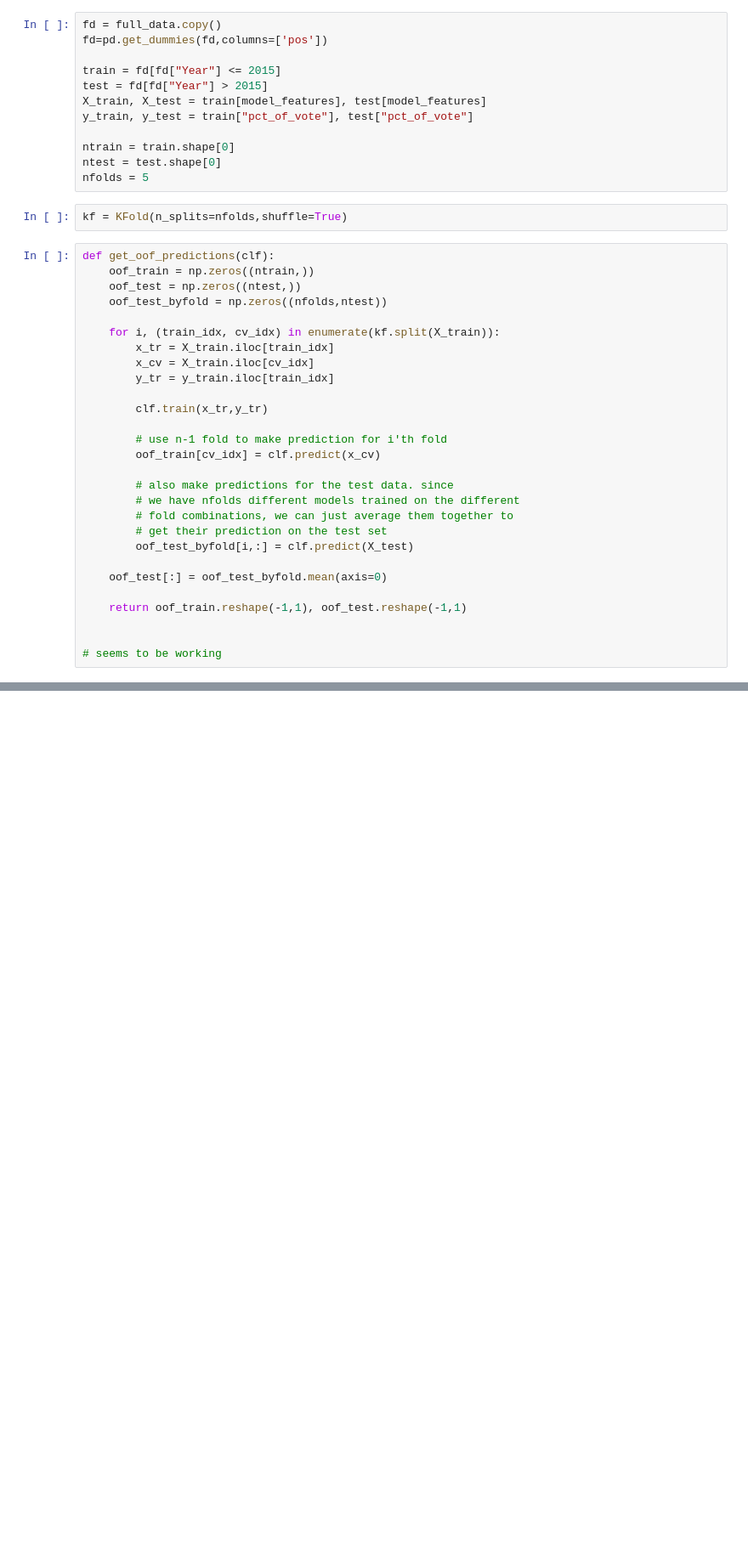
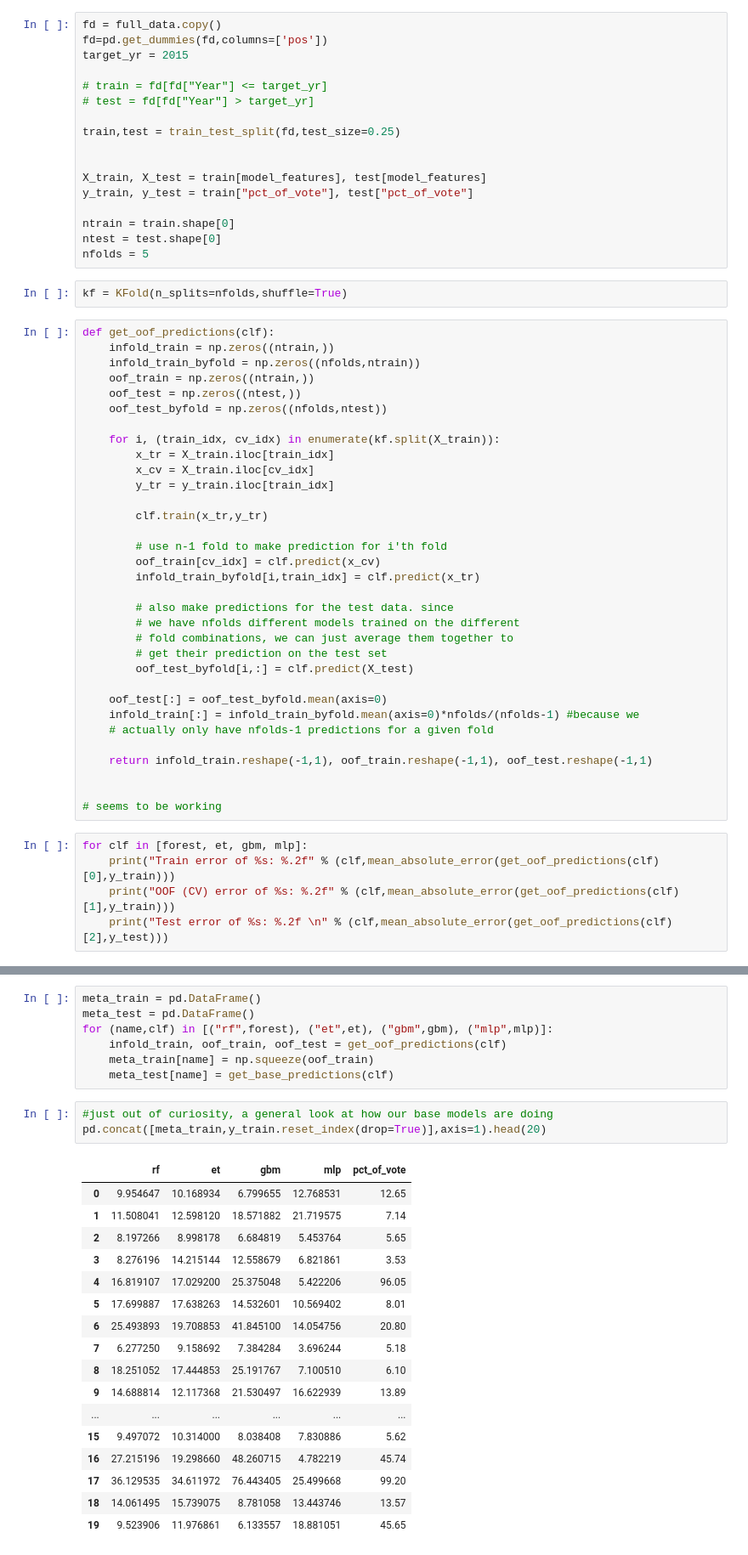
Before and after one commit to dbz10/NHL-Player-Awards, a Jupyter notebook: NHL MVP prediction.ipynb, the cells around one changed output, grey strips where cells are left out. Shown at 85% size. Saved outputs shown, nothing was run; the diff lists cells and outputs as text; blank space fills up the shorter version.

```diff
--- a/NHL MVP prediction.ipynb
+++ b/NHL MVP prediction.ipynb
@@ -573,9 +577,14 @@ Trying again with kfold approach rather than 10% holdout from training set
 # %%
 fd = full_data.copy()
 fd=pd.get_dummies(fd,columns=['pos'])
+target_yr = 2015
 
-train = fd[fd["Year"] <= 2015]
-test = fd[fd["Year"] > 2015]
+# train = fd[fd["Year"] <= target_yr]
+# test = fd[fd["Year"] > target_yr]
+
+train,test = train_test_split(fd,test_size=0.25)
+
+
 X_train, X_test = train[model_features], test[model_features]
 y_train, y_test = train["pct_of_vote"], test["pct_of_vote"]
 
@@ -586,6 +595,8 @@ nfolds = 5
 kf = KFold(n_splits=nfolds,shuffle=True)
 # %%
 def get_oof_predictions(clf):
+    infold_train = np.zeros((ntrain,))
+    infold_train_byfold = np.zeros((nfolds,ntrain))
     oof_train = np.zeros((ntrain,))
     oof_test = np.zeros((ntest,))
     oof_test_byfold = np.zeros((nfolds,ntest))
@@ -599,6 +610,7 @@ def get_oof_predictions(clf):
 
         # use n-1 fold to make prediction for i'th fold
         oof_train[cv_idx] = clf.predict(x_cv)
+        infold_train_byfold[i,train_idx] = clf.predict(x_tr)
 
         # also make predictions for the test data. since
         # we have nfolds different models trained on the different
@@ -607,8 +619,15 @@ def get_oof_predictions(clf):
         oof_test_byfold[i,:] = clf.predict(X_test)
 
     oof_test[:] = oof_test_byfold.mean(axis=0)
+    infold_train[:] = infold_train_byfold.mean(axis=0)*nfolds/(nfolds-1) #because we
+    # actually only have nfolds-1 predictions for a given fold
 
-    return oof_train.reshape(-1,1), oof_test.reshape(-1,1)
+    return infold_train.reshape(-1,1), oof_train.reshape(-1,1), oof_test.reshape(-1,1)
 
 
 # seems to be working
+# %%
+for clf in [forest, et, gbm, mlp]:
+    print("Train error of %s: %.2f" % (clf,mean_absolute_error(get_oof_predictions(clf)[0],y_train)))
+    print("OOF (CV) error of %s: %.2f" % (clf,mean_absolute_error(get_oof_predictions(clf)[1],y_train)))
+    print("Test error of %s: %.2f \n" % (clf,mean_absolute_error(get_oof_predictions(clf)[2],y_test)))
@@ -614,0 +652,28 @@ def get_oof_predictions(clf):
+# %%
+meta_train = pd.DataFrame()
+meta_test = pd.DataFrame()
+for (name,clf) in [("rf",forest), ("et",et), ("gbm",gbm), ("mlp",mlp)]:
+    infold_train, oof_train, oof_test = get_oof_predictions(clf)
+    meta_train[name] = np.squeeze(oof_train)
+    meta_test[name] = get_base_predictions(clf)
+# %%
+#just out of curiosity, a general look at how our base models are doing
+pd.concat([meta_train,y_train.reset_index(drop=True)],axis=1).head(20)
+# %% [output]
+|  | rf | et | gbm | mlp | pct_of_vote |
+| 0 | 9.954647 | 10.168934 | 6.799655 | 12.768531 | 12.65 |
+| 1 | 11.508041 | 12.598120 | 18.571882 | 21.719575 | 7.14 |
+| 2 | 8.197266 | 8.998178 | 6.684819 | 5.453764 | 5.65 |
+| 3 | 8.276196 | 14.215144 | 12.558679 | 6.821861 | 3.53 |
+| 4 | 16.819107 | 17.029200 | 25.375048 | 5.422206 | 96.05 |
+| 5 | 17.699887 | 17.638263 | 14.532601 | 10.569402 | 8.01 |
+| 6 | 25.493893 | 19.708853 | 41.845100 | 14.054756 | 20.80 |
+| 7 | 6.277250 | 9.158692 | 7.384284 | 3.696244 | 5.18 |
+| 8 | 18.251052 | 17.444853 | 25.191767 | 7.100510 | 6.10 |
+| 9 | 14.688814 | 12.117368 | 21.530497 | 16.622939 | 13.89 |
+| ... | ... | ... | ... | ... | ... |
+| 15 | 9.497072 | 10.314000 | 8.038408 | 7.830886 | 5.62 |
+| 16 | 27.215196 | 19.298660 | 48.260715 | 4.782219 | 45.74 |
+| 17 | 36.129535 | 34.611972 | 76.443405 | 25.499668 | 99.20 |
+| 18 | 14.061495 | 15.739075 | 8.781058 | 13.443746 | 13.57 |
+| 19 | 9.523906 | 11.976861 | 6.133557 | 18.881051 | 45.65 |
```
Also changed, not shown: parts of 11 cells of this notebook.
